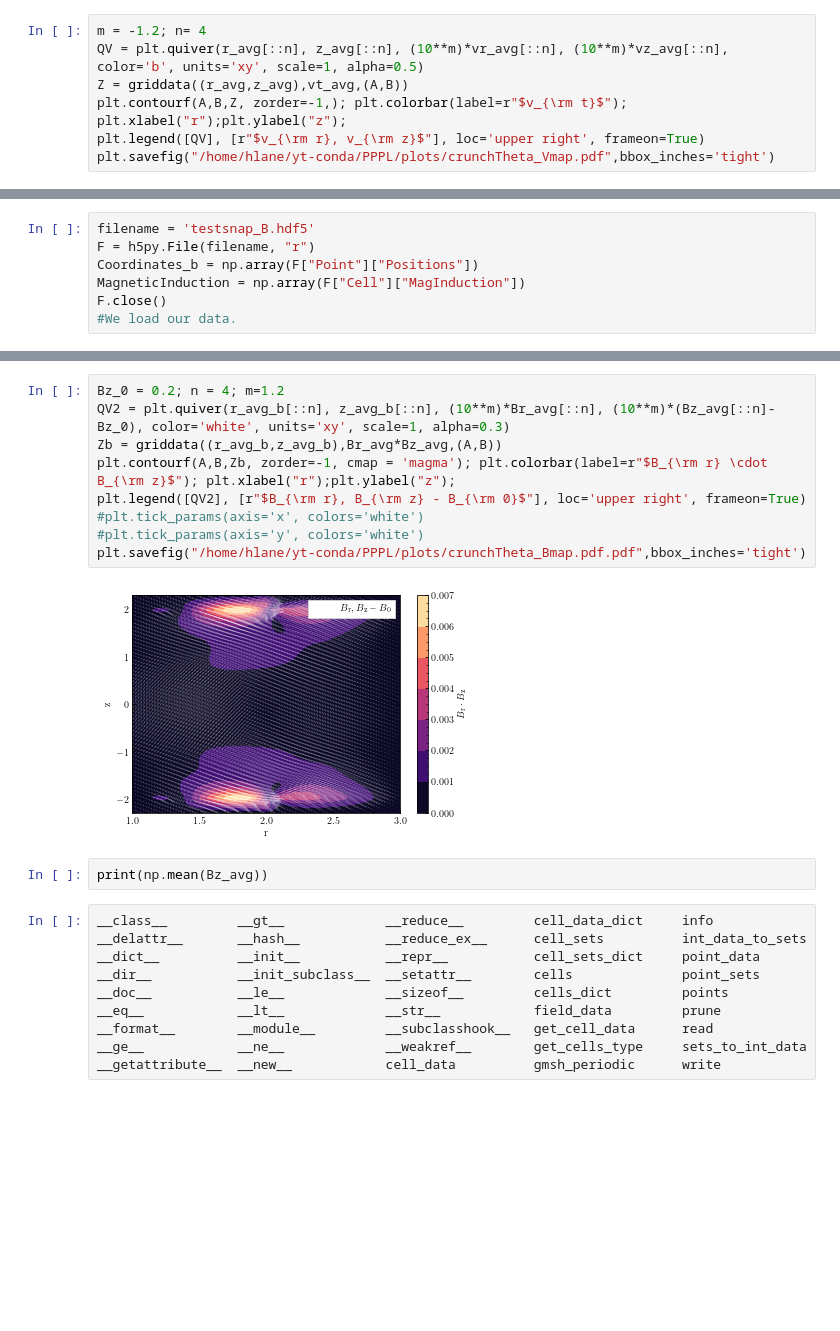
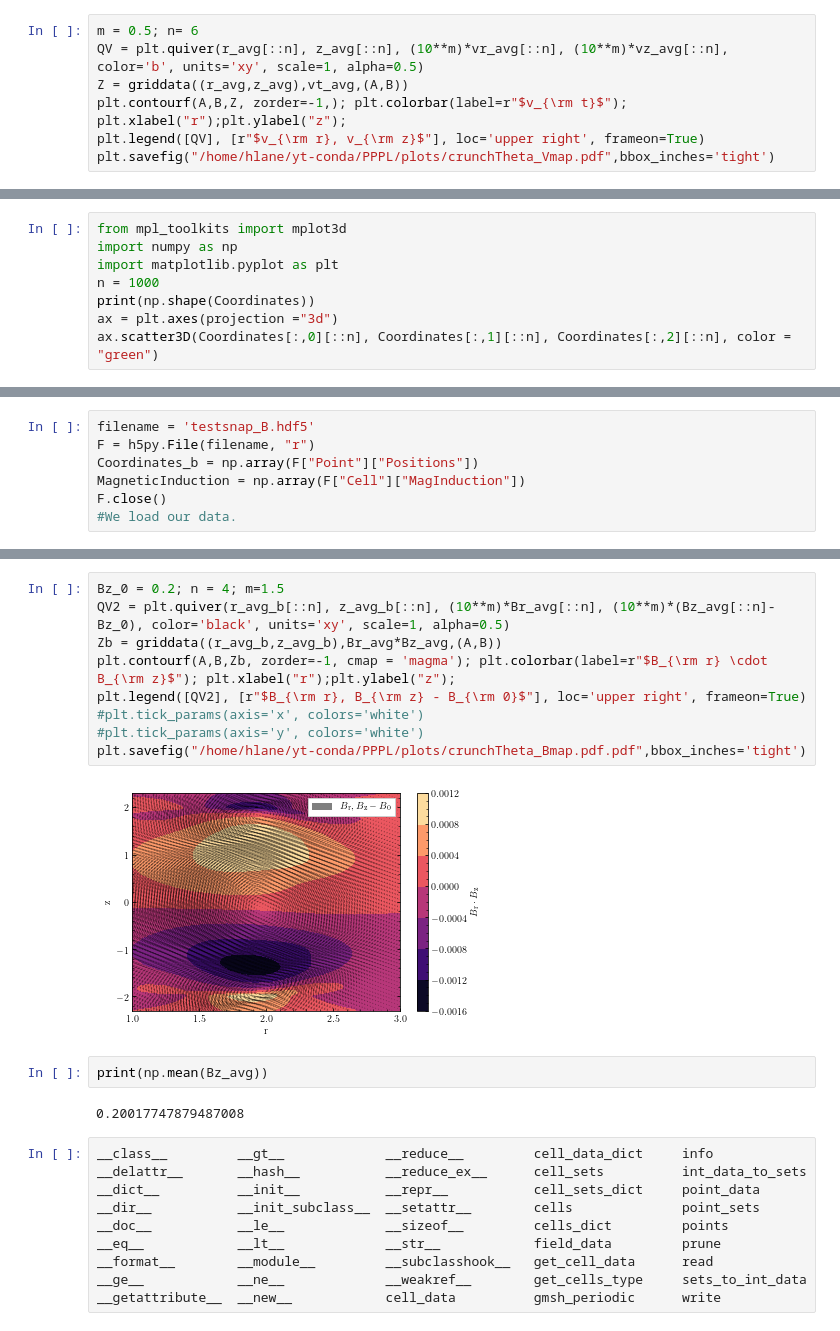
Before and after one commit to hlane17/notebooks, a Jupyter notebook: crunchTheta.ipynb, the cells around one changed output, grey strips where cells are left out. Cells and saved outputs as stored; diff of their text form; blank space fills up the shorter version.

```diff
--- a/crunchTheta.ipynb
+++ b/crunchTheta.ipynb
@@ -85,5 +85,5 @@ print(arrTheta.shape)
 # %%
-m = -1.2; n= 4
+m = 0.5; n= 6
 QV = plt.quiver(r_avg[::n], z_avg[::n], (10**m)*vr_avg[::n], (10**m)*vz_avg[::n], color='b', units='xy', scale=1, alpha=0.5)
 Z = griddata((r_avg,z_avg),vt_avg,(A,B))
 plt.contourf(A,B,Z, zorder=-1,); plt.colorbar(label=r"$v_{\rm t}$"); plt.xlabel("r");plt.ylabel("z");
@@ -109,0 +108,8 @@ plt.savefig("/home/hlane/yt-conda/PPPL/plots/crunchTheta_deltaVmap.pdf",bbox_inc
+# %%
+from mpl_toolkits import mplot3d
+import numpy as np
+import matplotlib.pyplot as plt
+n = 1000
+print(np.shape(Coordinates))
+ax = plt.axes(projection ="3d")
+ax.scatter3D(Coordinates[:,0][::n], Coordinates[:,1][::n], Coordinates[:,2][::n], color = "green")
@@ -181,16 +193,18 @@ print(arrTheta_b.shape)
 # %%
-Bz_0 = 0.2; n = 4; m=1.2
-QV2 = plt.quiver(r_avg_b[::n], z_avg_b[::n], (10**m)*Br_avg[::n], (10**m)*(Bz_avg[::n]-Bz_0), color='white', units='xy', scale=1, alpha=0.3)
+Bz_0 = 0.2; n = 4; m=1.5
+QV2 = plt.quiver(r_avg_b[::n], z_avg_b[::n], (10**m)*Br_avg[::n], (10**m)*(Bz_avg[::n]-Bz_0), color='black', units='xy', scale=1, alpha=0.5)
 Zb = griddata((r_avg_b,z_avg_b),Br_avg*Bz_avg,(A,B))
 plt.contourf(A,B,Zb, zorder=-1, cmap = 'magma'); plt.colorbar(label=r"$B_{\rm r} \cdot B_{\rm z}$"); plt.xlabel("r");plt.ylabel("z");
 plt.legend([QV2], [r"$B_{\rm r}, B_{\rm z} - B_{\rm 0}$"], loc='upper right', frameon=True)
 #plt.tick_params(axis='x', colors='white')
 #plt.tick_params(axis='y', colors='white')
 plt.savefig("/home/hlane/yt-conda/PPPL/plots/crunchTheta_Bmap.pdf.pdf",bbox_inches='tight')
 # %% [output]
-[figure, old version]
+[figure, new version]
 # %%
 print(np.mean(Bz_avg))
+# %% [output]
+0.20017747879487008
 # %%
 __class__         __gt__             __reduce__         cell_data_dict     info
 __delattr__       __hash__           __reduce_ex__      cell_sets          int_data_to_sets
```
Also changed, not shown: parts of 14 cells of this notebook, 1 other file.
